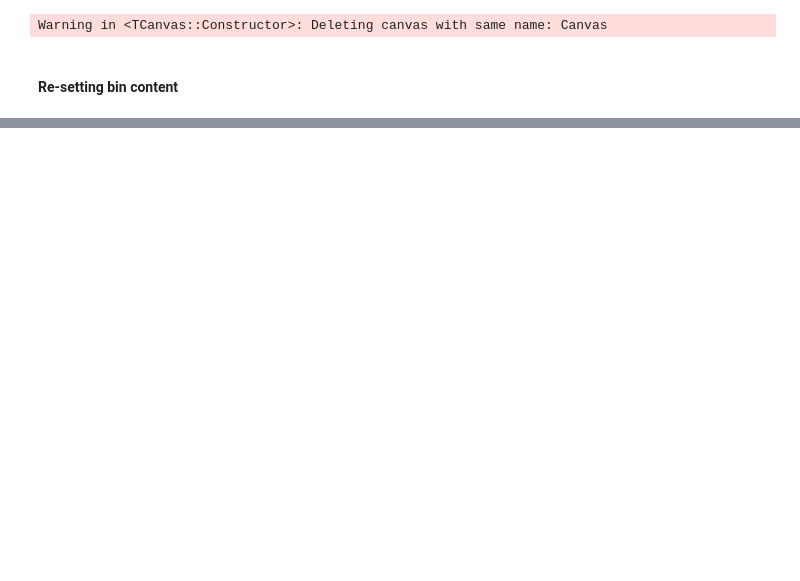
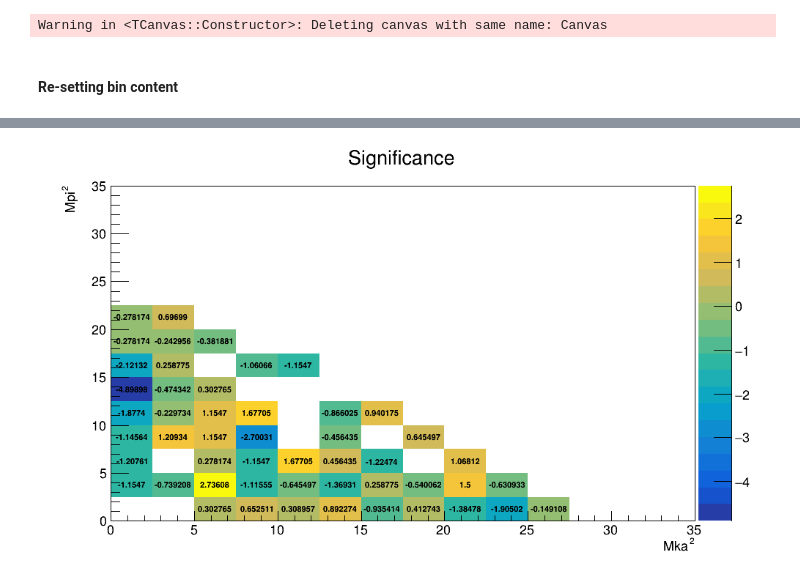
Before and after one commit to jjpereirab/B2HHH_2022_1, a Jupyter notebook: root_KKpi_v2.ipynb, the cells around one changed output, grey strips where cells are left out. Saved outputs shown, nothing was run; the diff lists cells and outputs as text; code cells hidden in the pictures; blank space fills up the shorter version.

```diff
--- a/root_KKpi_v2.ipynb
+++ b/root_KKpi_v2.ipynb
@@ -412 +422,13 @@ canvas->Draw();
 Warning in <TCanvas::Constructor>: Deleting canvas with same name: Canvas
+# %%
+TH2F *Significance = (TH2F*) Asym->Clone();
+Significance->SetTitle("Significance");
+
+Significance->Divide(Uncertainty);
+
+TCanvas *canvas = new TCanvas("Canvas","",1000,600);
+// Significance->SetStats(0);
+Significance->Draw("text colz1");
+canvas->Draw();
+# %% [output]
+[figure, added]
```
Also changed, not shown: parts of 26 cells of this notebook, 3 other files.
